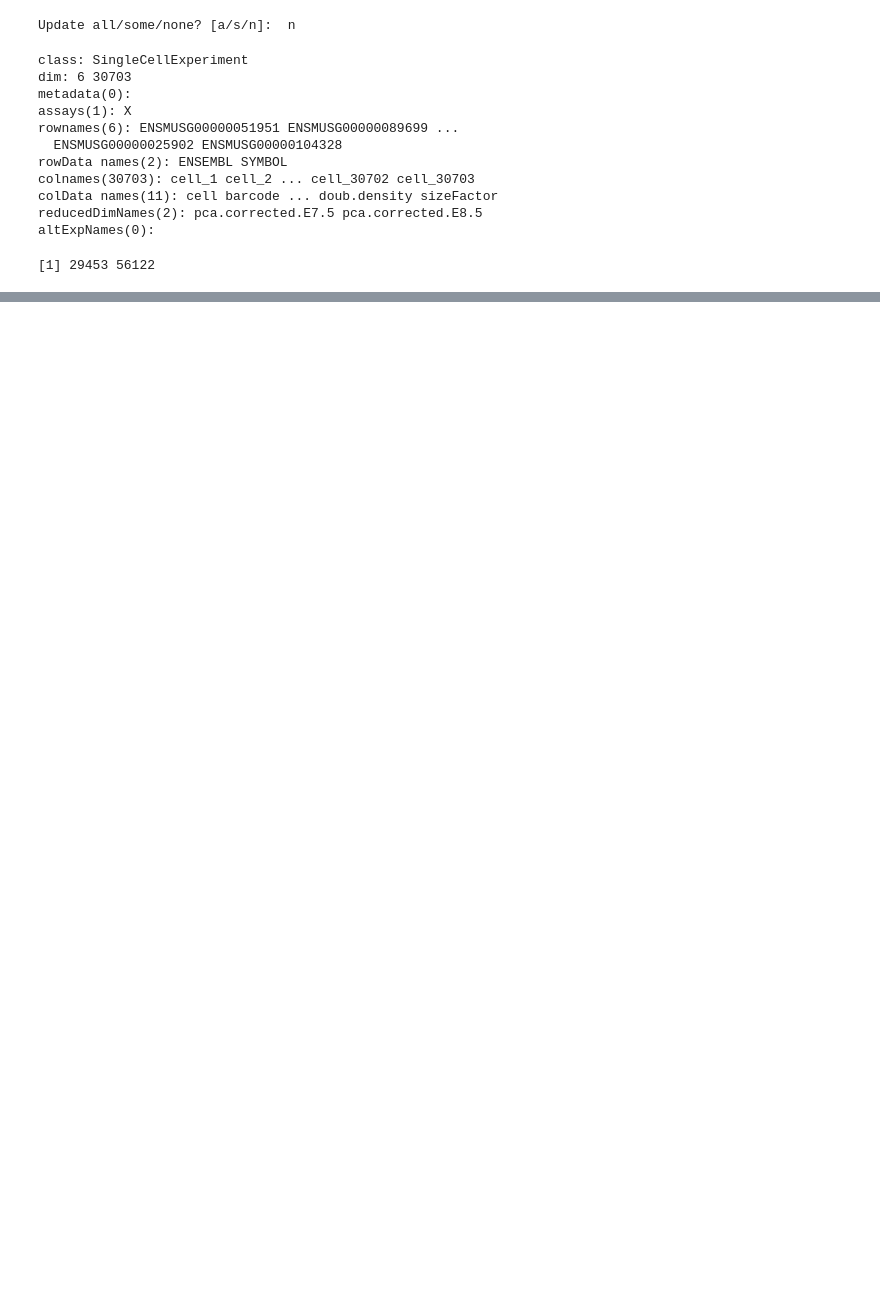
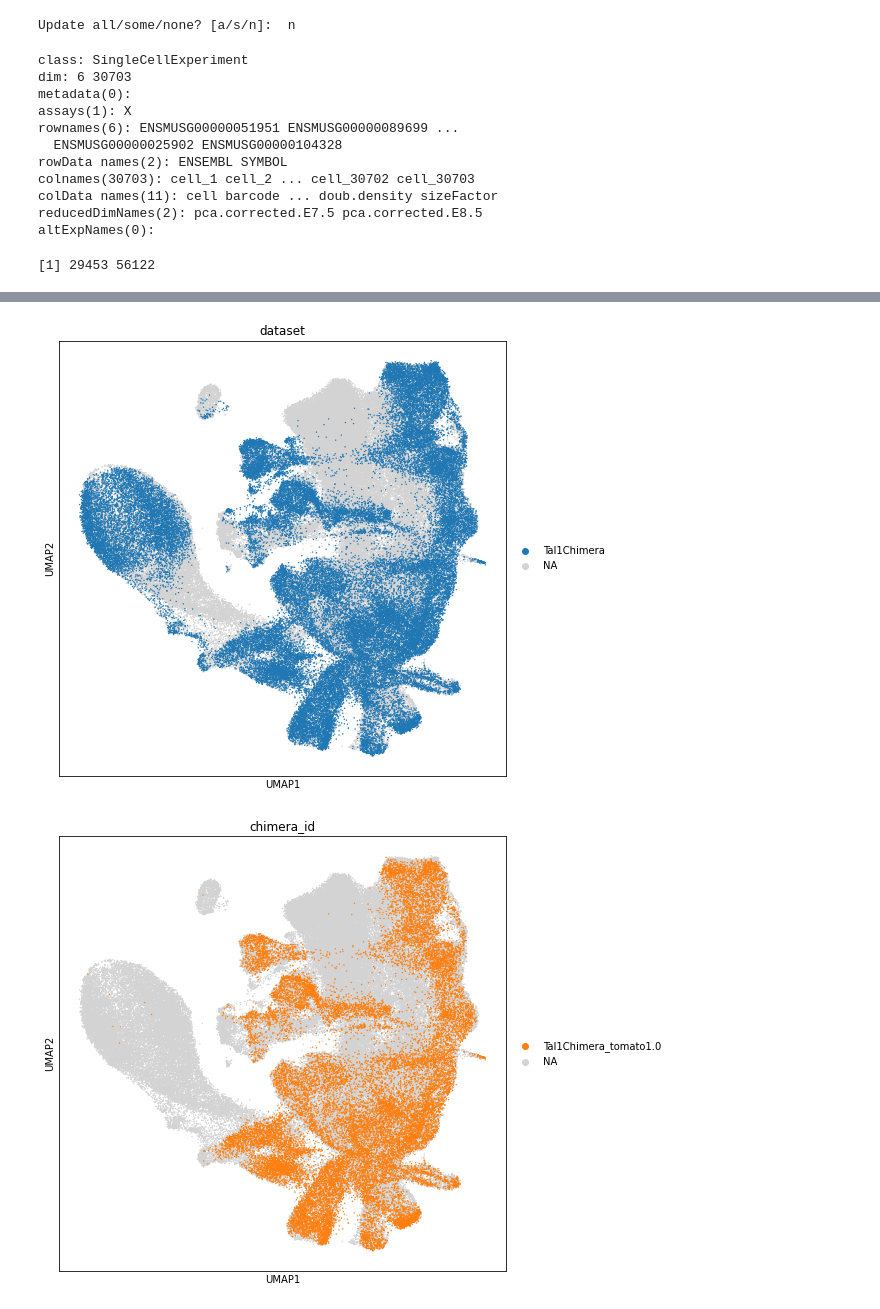
Before and after one commit to MarioniLab/oor_design_reproducibility, a Jupyter notebook: notebooks/mouse_chimeras_poc.ipynb, the cells around one changed output, grey strips where cells are left out. Drawn from its saved outputs; the diff is of its cells as text; code cells hidden in the pictures; blank space fills up the shorter version.

```diff
--- a/notebooks/mouse_chimeras_poc.ipynb
+++ b/notebooks/mouse_chimeras_poc.ipynb
@@ -68,0 +328,8 @@ tal1_chimera_sce.write_h5ad(data_dir + 'Tal1Chimera.h5ad')
+# %%
+## perturbation-ctrl-atlas
+ac_design_adata = adata_atlas.concatenate(adata_ctrl, batch_key='dataset', batch_categories=['atlas', 'WTChimera'])
+# del ac_design_adata.obs['_scvi_labels']
+ac_design_adata.obsm["X_scVI"] = vae_ctrl_fit_atlas.get_latent_representation(ac_design_adata[:,adata_atlas_scvi.var_names])
+ac_design_adata = ac_design_adata[ac_design_adata.obs['dataset'] == 'WTChimera'].copy()
+
+pac_design_adata = pa_design_adata.concatenate(ac_design_adata)
@@ -68,0 +358,12 @@ tal1_chimera_sce.write_h5ad(data_dir + 'Tal1Chimera.h5ad')
+# %%
+pac_design_adata.obs['chimera_id'] = np.nan
+chim_ixs = pac_design_adata.obs['dataset'] != 'atlas'
+pac_design_adata.obs.loc[chim_ixs, 'chimera_id'] = pac_design_adata.obs.loc[chim_ixs, 'dataset'].astype('str') + "_tomato" + pac_design_adata.obs.loc[chim_ixs, 'tomato'].astype("str")
+# %%
+sc.pl.umap(pac_design_adata, color=['dataset'], groups=['Tal1Chimera'], size=8)
+sc.pl.umap(pac_design_adata, color=['chimera_id'], size=8, groups=['Tal1Chimera_tomato1.0'])
+sc.pl.umap(pac_design_adata, color=['chimera_id'], size=8, groups=['Tal1Chimera_tomato0.0'])
+sc.pl.umap(pac_design_adata, color=['celltype.mapped'], legend_loc='on data', size=8)
+# %% [output]
+[figure, added]
+[figure, added]
```
Also changed, not shown: parts of 45 cells of this notebook.
